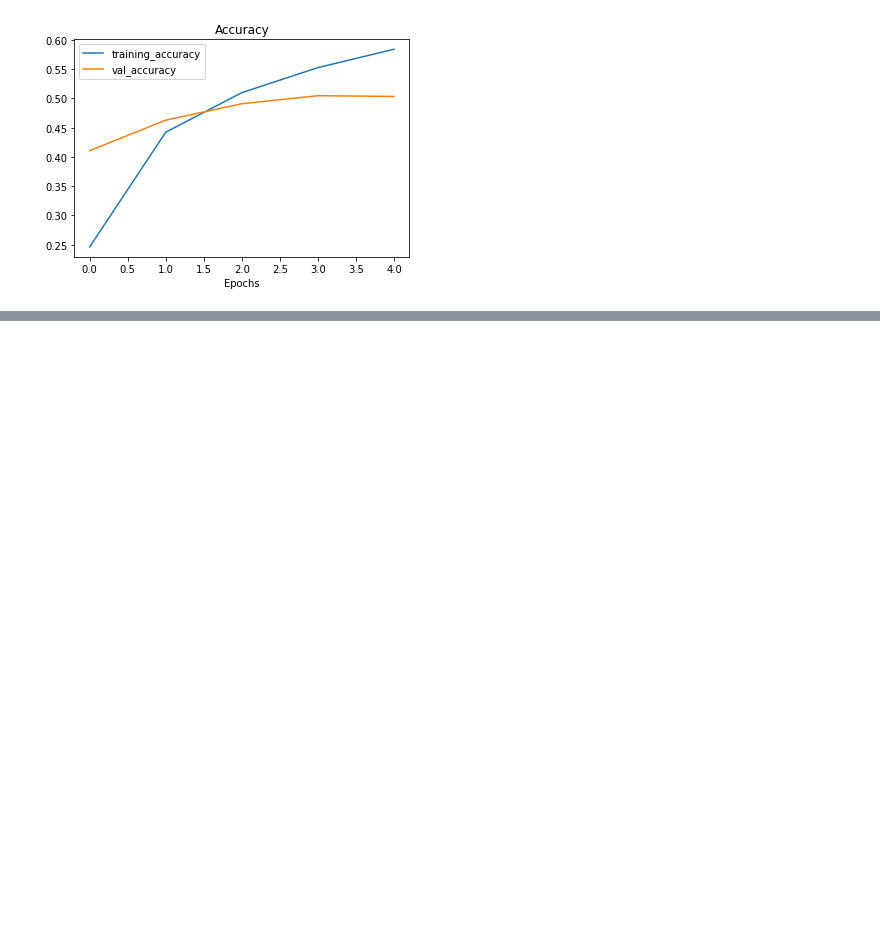
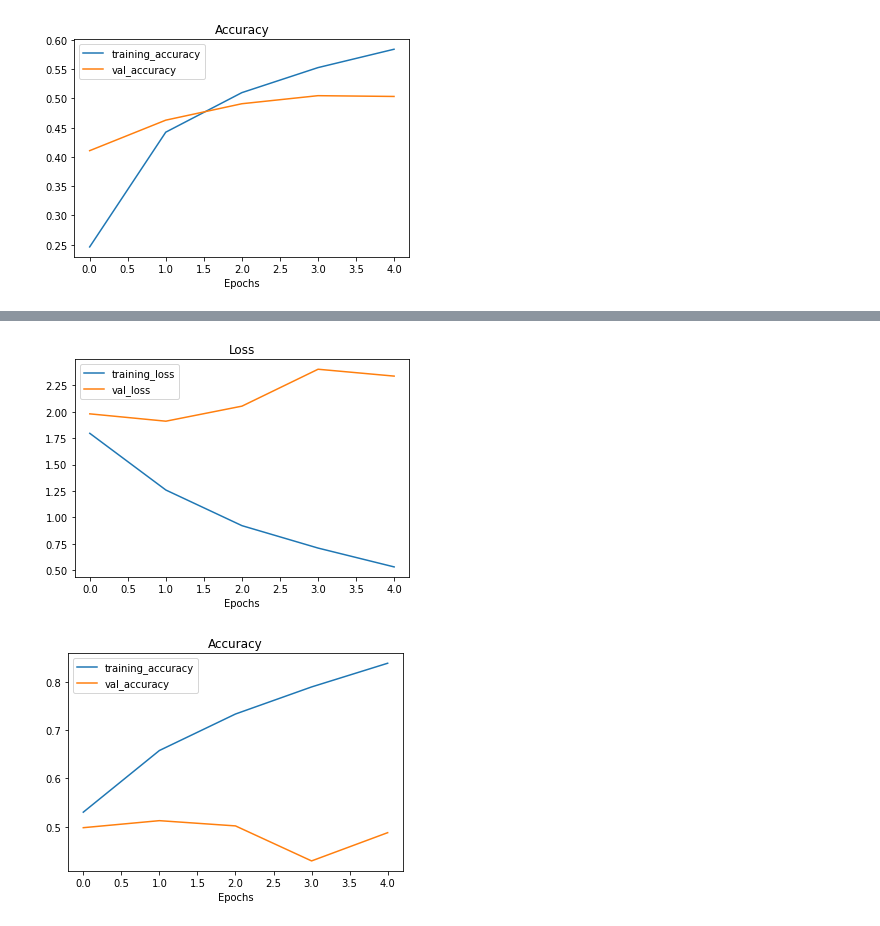
Before and after one commit to hamednasr/tensorflow, a Jupyter notebook: 06_transfer_learning_in_tensorflow_part3.ipynb, the cells around one changed output, grey strips where cells are left out. Saved outputs shown, nothing was run; the diff lists cells and outputs as text; code cells hidden in the pictures; blank space fills up the shorter version.

Commit message:
fine tunning model 20 last layers trainable

```diff
--- a/06_transfer_learning_in_tensorflow_part3.ipynb
+++ b/06_transfer_learning_in_tensorflow_part3.ipynb
@@ -161,0 +205,3 @@ plot_loss_curves(history_model_101FE)
+# %%
+#reload the previous model weights
+model_101FT.load_weights('/content/checkpoints/model_101FE.ckpt')
@@ -161,0 +264,17 @@ plot_loss_curves(history_model_101FE)
+# %%
+model_101FTcheck=tf.keras.callbacks.ModelCheckpoint(
+                                    '/content/checkpoints/model_101FT.ckpt',
+                                    save_weights_only=True,
+                                    save_best_only=True,
+                                    monitor='val_accuracy')
+# %%
+model_101FT.compile(loss = 'categorical_crossentropy',
+                  optimizer = tf.keras.optimizers.Adam(),
+                  metrics = ['accuracy'])
+# %%
+history_model_101FT=model_101FT.fit(train_data_10percent,
+                                     epochs=5,
+                                     validation_data=test_data,
+                                     validation_steps = int(0.15*len(test_data)),
+                                     callbacks=[create_tensorboard_callback(dir_name='tensorboard',experiment_name='model_101FT'),
+                                                model_101FTcheck])
@@ -161,0 +298,5 @@ plot_loss_curves(history_model_101FE)
+# %%
+plot_loss_curves(history_model_101FT)
+# %% [output]
+[figure, added]
+[figure, added]
```
Also changed, not shown: parts of 16 cells of this notebook.
